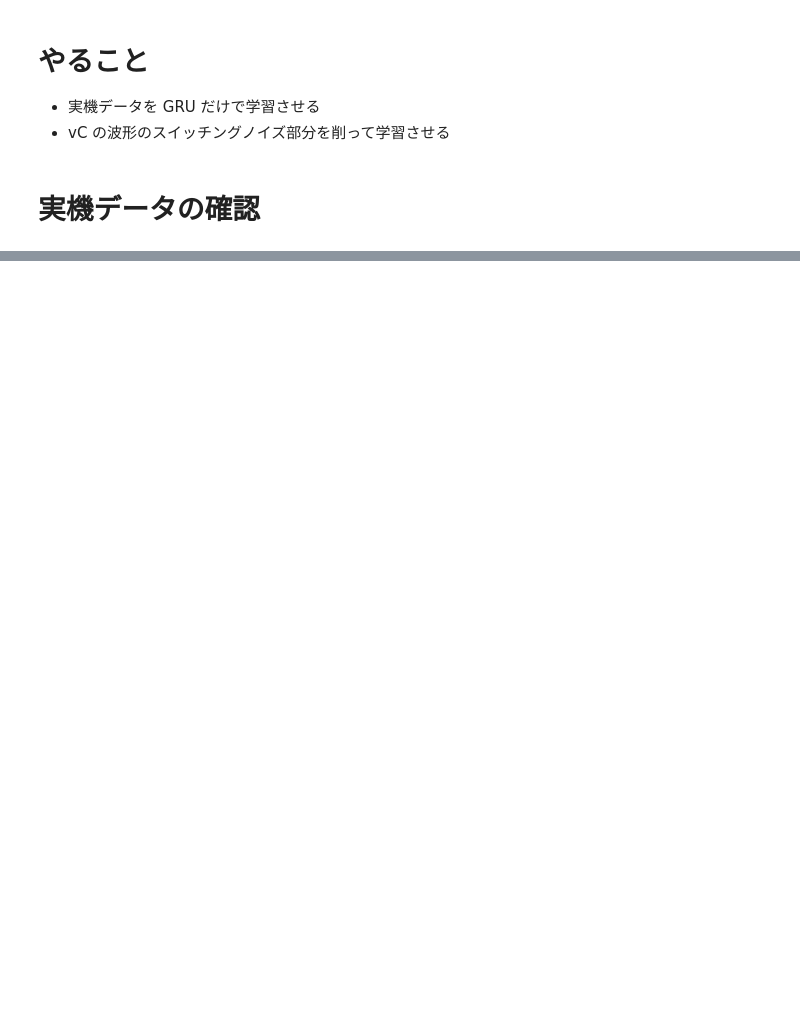
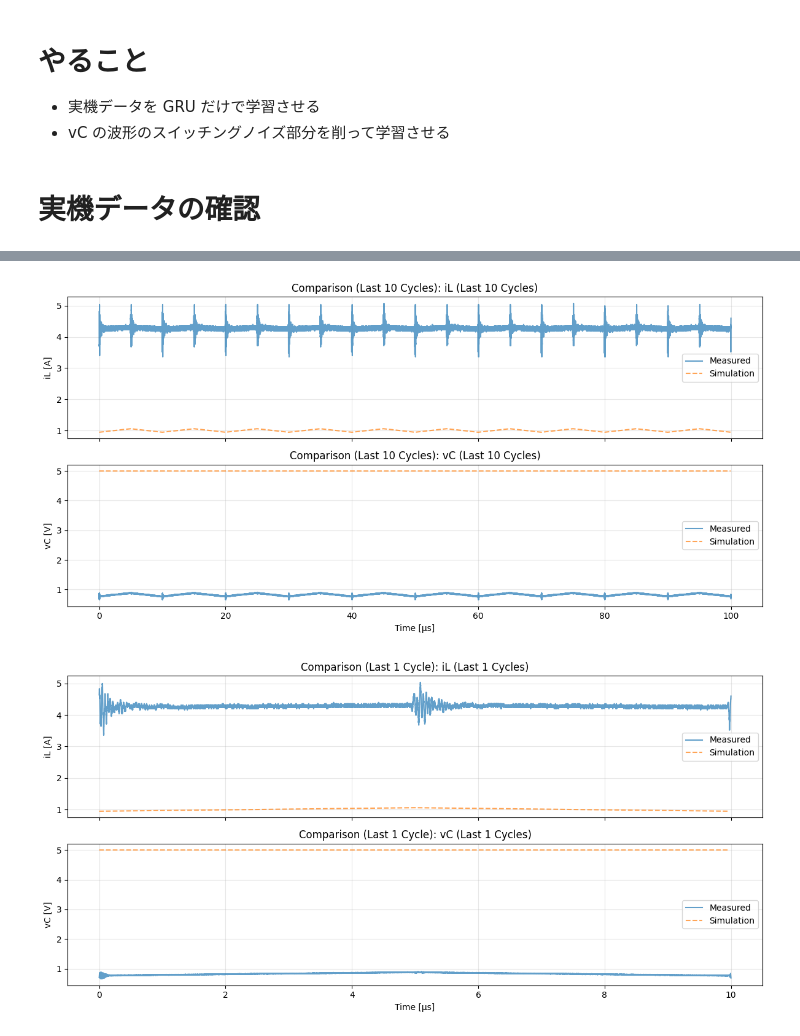
Before and after one commit to University-Laboratory/rnn-pann, a Jupyter notebook: actual_machine_notebooks/note2/note2.ipynb, the cells around one changed output, grey strips where cells are left out. Cells and saved outputs as stored; diff of their text form; code cells hidden in the pictures; blank space fills up the shorter version.

```diff
--- a/actual_machine_notebooks/note2/note2.ipynb
+++ b/actual_machine_notebooks/note2/note2.ipynb
@@ -99,0 +133,33 @@ plt.show()
+# %%
+# --- Comparison for last 10 cycles ---
+plot_compare_tail(
+    t_all,
+    iL_all,
+    vC_all,
+    "Measured",
+    t_sim_true,
+    iL_sim_true,
+    vC_sim_true,
+    "Simulation",
+    T,
+    N_cycles=10,
+    title="Comparison (Last 10 Cycles)",
+)
+
+# --- Comparison for last 1 cycle ---
+plot_compare_tail(
+    t_all,
+    iL_all,
+    vC_all,
+    "Measured",
+    t_sim_true,
+    iL_sim_true,
+    vC_sim_true,
+    "Simulation",
+    T,
+    N_cycles=1,
+    title="Comparison (Last 1 Cycle)",
+)
+# %% [output]
+[figure, added]
+[figure, added]
```
Also changed, not shown: parts of 13 cells of this notebook, 2 other files.
